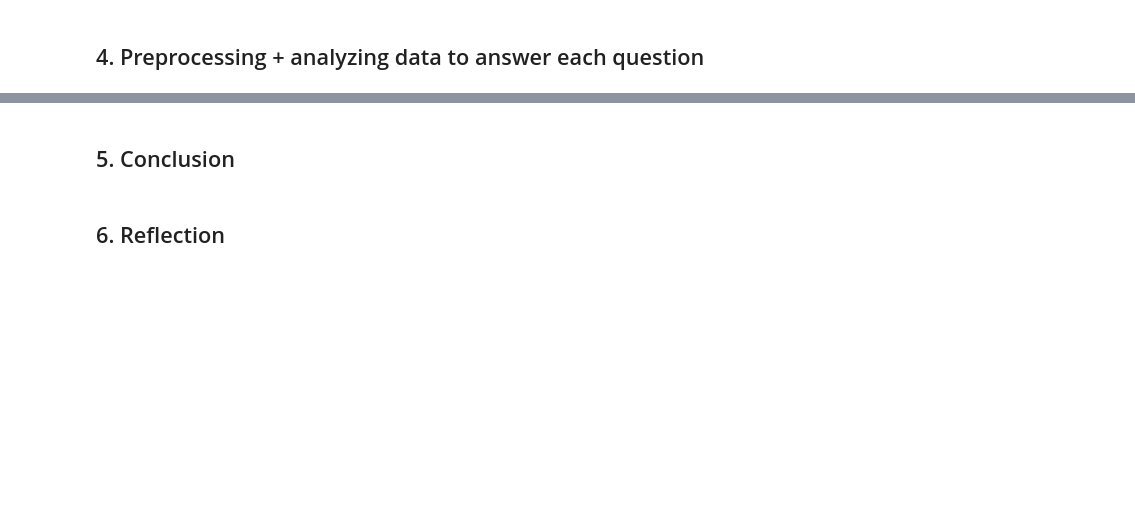
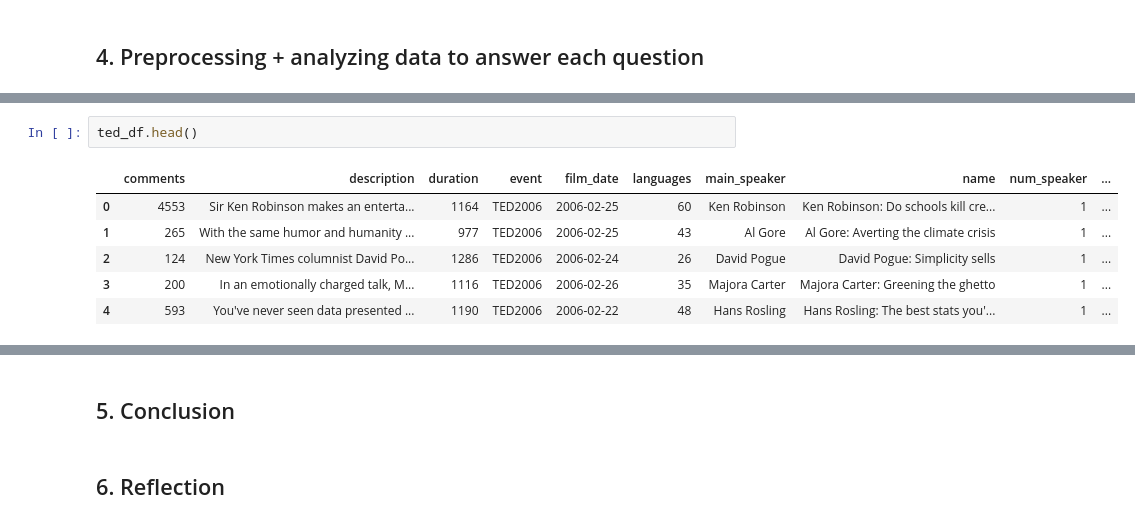
Before and after one commit to devlmhieu7521/LTKHDL_Final, a Jupyter notebook: project_final.ipynb, the cells around one changed output, grey strips where cells are left out. Drawn from its saved outputs; the diff is of its cells as text; blank space fills up the shorter version.

```diff
--- a/project_final.ipynb
+++ b/project_final.ipynb
@@ -220,0 +243,9 @@ Q1.plot.line(ylabel = 'Number Events', xlabel = 'Year', marker='o');
+# %%
+ted_df.head()
+# %% [output]
+|  | comments | description | duration | event | film_date | languages | main_speaker | name | num_speaker | ... |
+| 0 | 4553 | Sir Ken Robinson makes an enterta... | 1164 | TED2006 | 2006-02-25 | 60 | Ken Robinson | Ken Robinson: Do schools kill cre... | 1 | ... |
+| 1 | 265 | With the same humor and humanity ... | 977 | TED2006 | 2006-02-25 | 43 | Al Gore | Al Gore: Averting the climate crisis | 1 | ... |
+| 2 | 124 | New York Times columnist David Po... | 1286 | TED2006 | 2006-02-24 | 26 | David Pogue | David Pogue: Simplicity sells | 1 | ... |
+| 3 | 200 | In an emotionally charged talk, M... | 1116 | TED2006 | 2006-02-26 | 35 | Majora Carter | Majora Carter: Greening the ghetto | 1 | ... |
+| 4 | 593 | You've never seen data presented ... | 1190 | TED2006 | 2006-02-22 | 48 | Hans Rosling | Hans Rosling: The best stats you'... | 1 | ... |
```
Also changed, not shown: parts of 54 cells of this notebook.
